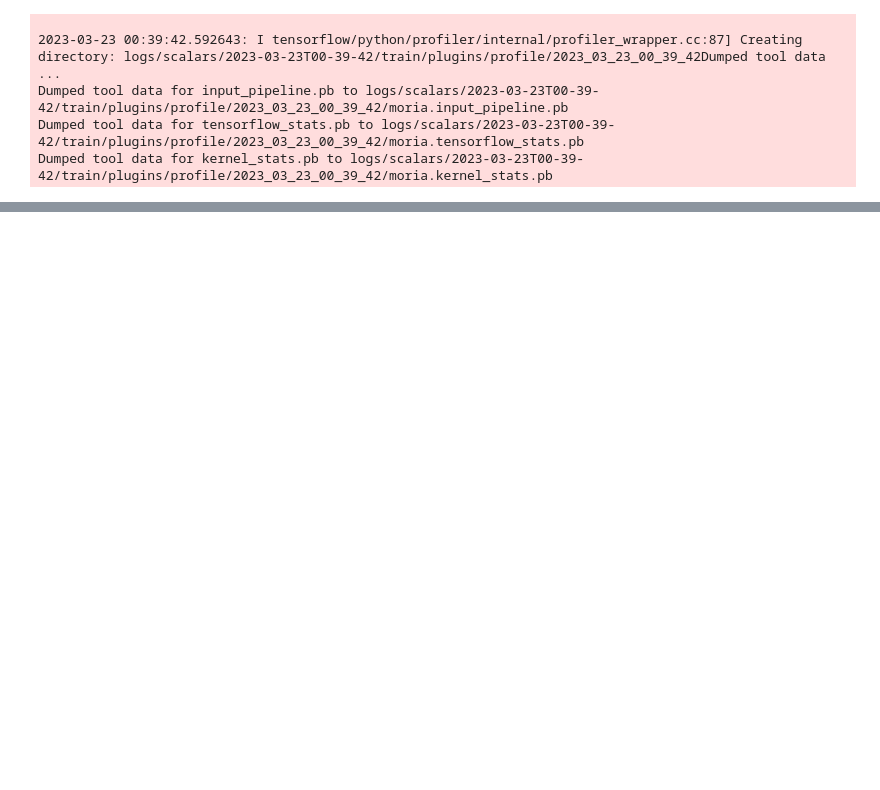
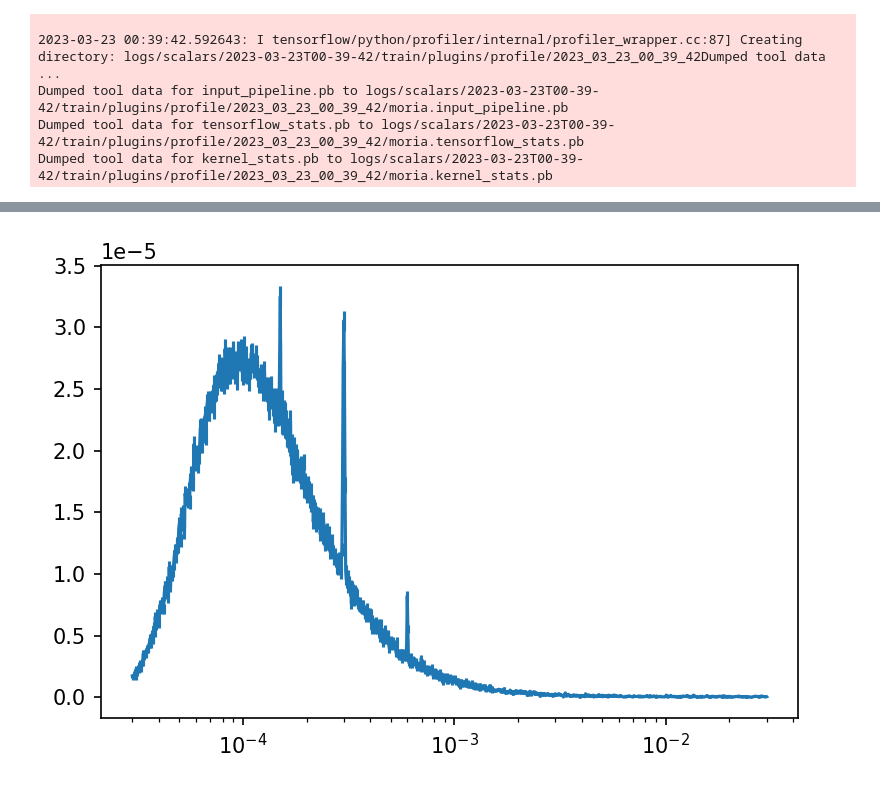
Before and after one commit to Rodot-/Tutorials, a Jupyter notebook: Emulator Example.ipynb, the cells around one changed output, grey strips where cells are left out. Saved outputs shown, nothing was run; the diff lists cells and outputs as text; code cells hidden in the pictures; blank space fills up the shorter version.

```diff
--- a/Emulator Example.ipynb
+++ b/Emulator Example.ipynb
@@ -265,0 +266,22 @@ for i in range(N_test):
+# %%
+%matplotlib inline
+
+sample_spectrum = spectra_test[1].copy()
+sample_spectrum_int = sample_spectrum.sum()
+sample_spectrum_norm = sample_spectrum / sample_spectrum_int
+
+photons = np.random.random((len(hz_grid), 300000))
+counts = np.array([np.sum(photons[i] < sample_spectrum_norm[i]) for i in range(len(hz_grid))])
+counts_int = counts.sum()
+
+sample_spectrum = counts / counts_int * sample_spectrum_int
+sample_spectrum_err = np.sqrt(counts) / counts_int * sample_spectrum_int
+sample_spectrum_err[sample_spectrum_err == 0] = 1 / counts_int * sample_spectrum_int
+
+plt.figure(dpi=150)
+
+plt.errorbar(const_c/hz_grid, sample_spectrum, yerr=sample_spectrum_err)
+
+plt.xscale('log')
+# %% [output]
+[figure, added]
```
Also changed, not shown: parts of 12 cells of this notebook.
